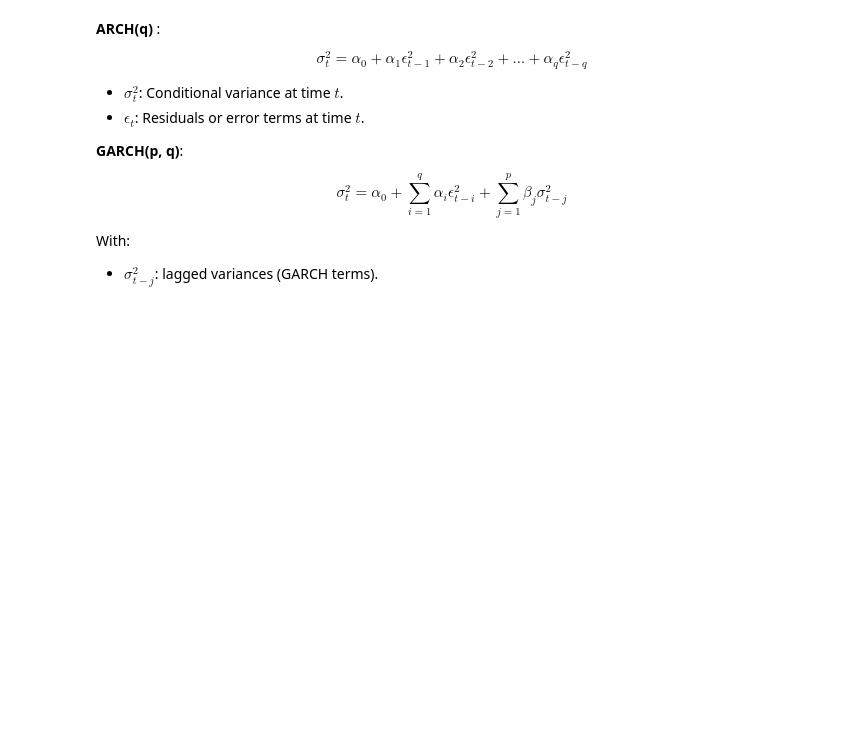
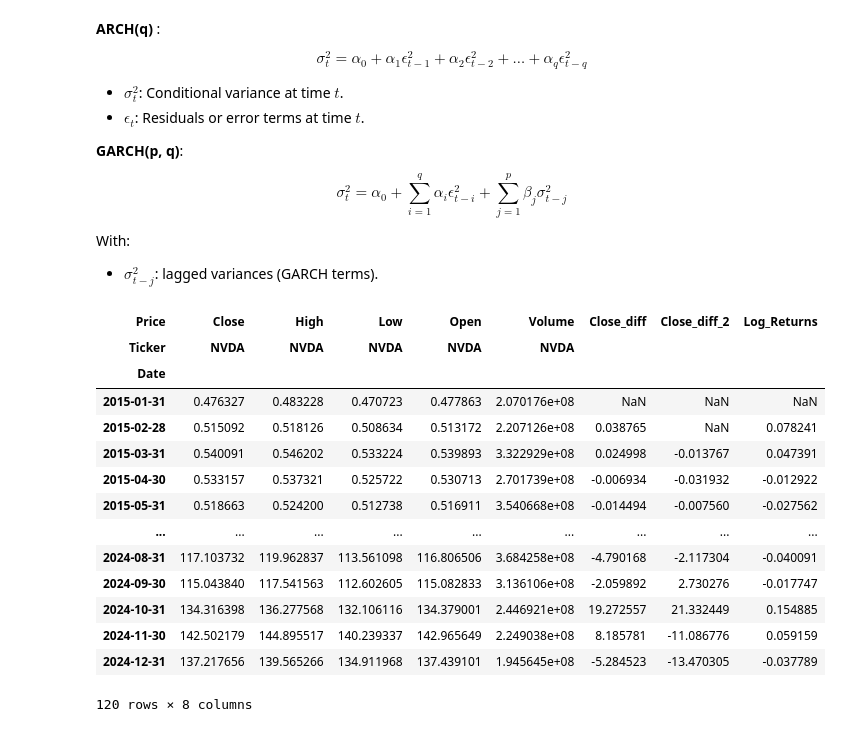
Before and after one commit to hajar6883/Algorithms-for-Finance, a Jupyter notebook: StockTSModelling/notebooks/baseline_analysis.ipynb, the cells around one changed output. Drawn from its saved outputs; the diff is of its cells as text; code cells hidden in the pictures; blank space fills up the shorter version.

```diff
--- a/StockTSModelling/notebooks/baseline_analysis.ipynb
+++ b/StockTSModelling/notebooks/baseline_analysis.ipynb
@@ -457,3 +464,22 @@ $$
 
 With:
 - $\sigma_{t-j}^2$: lagged variances (GARCH terms).
+# %%
+data_monthly['Log_Returns'] = np.log(data_monthly['Close'] / data_monthly['Close'].shift(1))
+data_monthly
+# %% [output]
+| Price | Close | High | Low | Open | Volume | Close_diff | Close_diff_2 | Log_Returns |
+| Ticker | NVDA | NVDA | NVDA | NVDA | NVDA |  |  |  |
+| Date |  |  |  |  |  |  |  |  |
+| 2015-01-31 | 0.476327 | 0.483228 | 0.470723 | 0.477863 | 2.070176e+08 | NaN | NaN | NaN |
+| 2015-02-28 | 0.515092 | 0.518126 | 0.508634 | 0.513172 | 2.207126e+08 | 0.038765 | NaN | 0.078241 |
+| 2015-03-31 | 0.540091 | 0.546202 | 0.533224 | 0.539893 | 3.322929e+08 | 0.024998 | -0.013767 | 0.047391 |
+| 2015-04-30 | 0.533157 | 0.537321 | 0.525722 | 0.530713 | 2.701739e+08 | -0.006934 | -0.031932 | -0.012922 |
+| 2015-05-31 | 0.518663 | 0.524200 | 0.512738 | 0.516911 | 3.540668e+08 | -0.014494 | -0.007560 | -0.027562 |
+| ... | ... | ... | ... | ... | ... | ... | ... | ... |
+| 2024-08-31 | 117.103732 | 119.962837 | 113.561098 | 116.806506 | 3.684258e+08 | -4.790168 | -2.117304 | -0.040091 |
+| 2024-09-30 | 115.043840 | 117.541563 | 112.602605 | 115.082833 | 3.136106e+08 | -2.059892 | 2.730276 | -0.017747 |
+| 2024-10-31 | 134.316398 | 136.277568 | 132.106116 | 134.379001 | 2.446921e+08 | 19.272557 | 21.332449 | 0.154885 |
+| 2024-11-30 | 142.502179 | 144.895517 | 140.239337 | 142.965649 | 2.249038e+08 | 8.185781 | -11.086776 | 0.059159 |
+| 2024-12-31 | 137.217656 | 139.565266 | 134.911968 | 137.439101 | 1.945645e+08 | -5.284523 | -13.470305 | -0.037789 |
+120 rows × 8 columns
```
Also changed, not shown: parts of 9 cells of this notebook.
